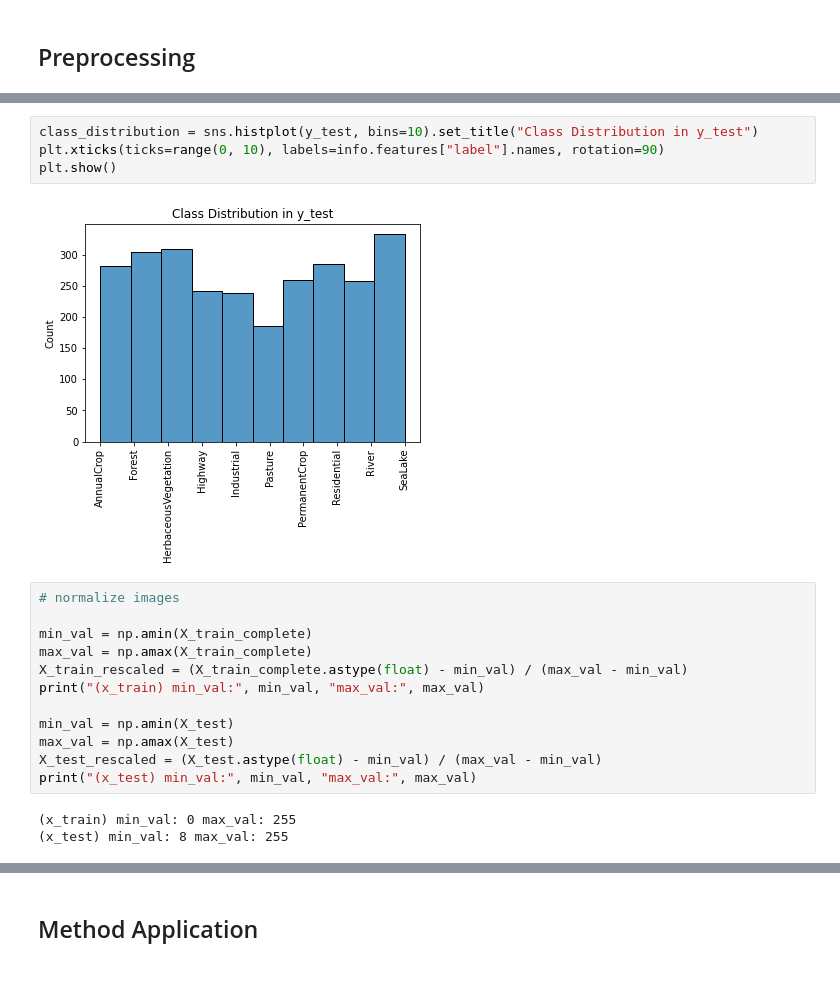
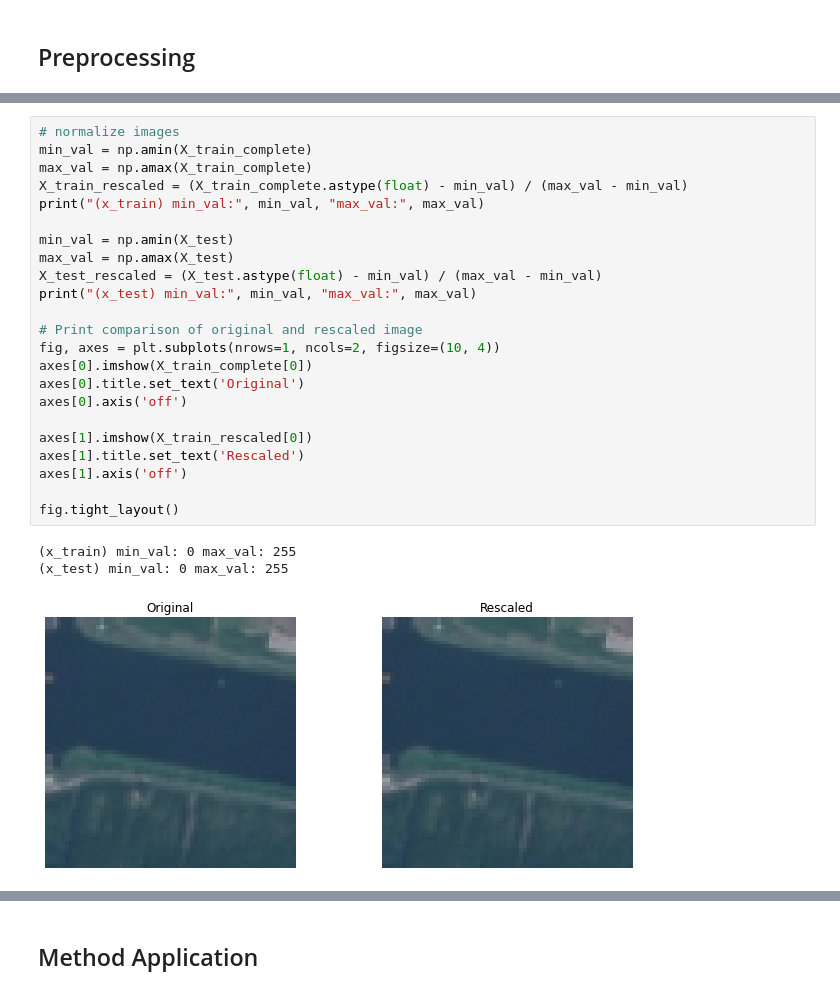
Before and after one commit to lucashoeft/Intelligent-Data-Analysis-2-Project, a Jupyter notebook: Intelligent-Data-Analysis-2-Project.ipynb, the cells around one changed output, grey strips where cells are left out. Drawn from its saved outputs; the diff is of its cells as text.

```diff
--- a/Intelligent-Data-Analysis-2-Project.ipynb
+++ b/Intelligent-Data-Analysis-2-Project.ipynb
@@ -188,21 +179,27 @@ plt.show()
-# %%
-class_distribution = sns.histplot(y_test, bins=10).set_title("Class Distribution in y_test")
-plt.xticks(ticks=range(0, 10), labels=info.features["label"].names, rotation=90)
-plt.show()
-# %% [output]
-[figure, removed]
 # %%
 # normalize images
-
 min_val = np.amin(X_train_complete)
 max_val = np.amax(X_train_complete)
 X_train_rescaled = (X_train_complete.astype(float) - min_val) / (max_val - min_val)
 print("(x_train) min_val:", min_val, "max_val:", max_val)
 
 min_val = np.amin(X_test)
 max_val = np.amax(X_test)
 X_test_rescaled = (X_test.astype(float) - min_val) / (max_val - min_val)
 print("(x_test) min_val:", min_val, "max_val:", max_val)
+
+# Print comparison of original and rescaled image
+fig, axes = plt.subplots(nrows=1, ncols=2, figsize=(10, 4))
+axes[0].imshow(X_train_complete[0])
+axes[0].title.set_text('Original')
+axes[0].axis('off')
+
+axes[1].imshow(X_train_rescaled[0])
+axes[1].title.set_text('Rescaled')
+axes[1].axis('off')
+
+fig.tight_layout()
 # %% [output]
 (x_train) min_val: 0 max_val: 255
-(x_test) min_val: 8 max_val: 255
+(x_test) min_val: 0 max_val: 255
+[figure, added]
```
Also changed, not shown: parts of 31 cells of this notebook.
